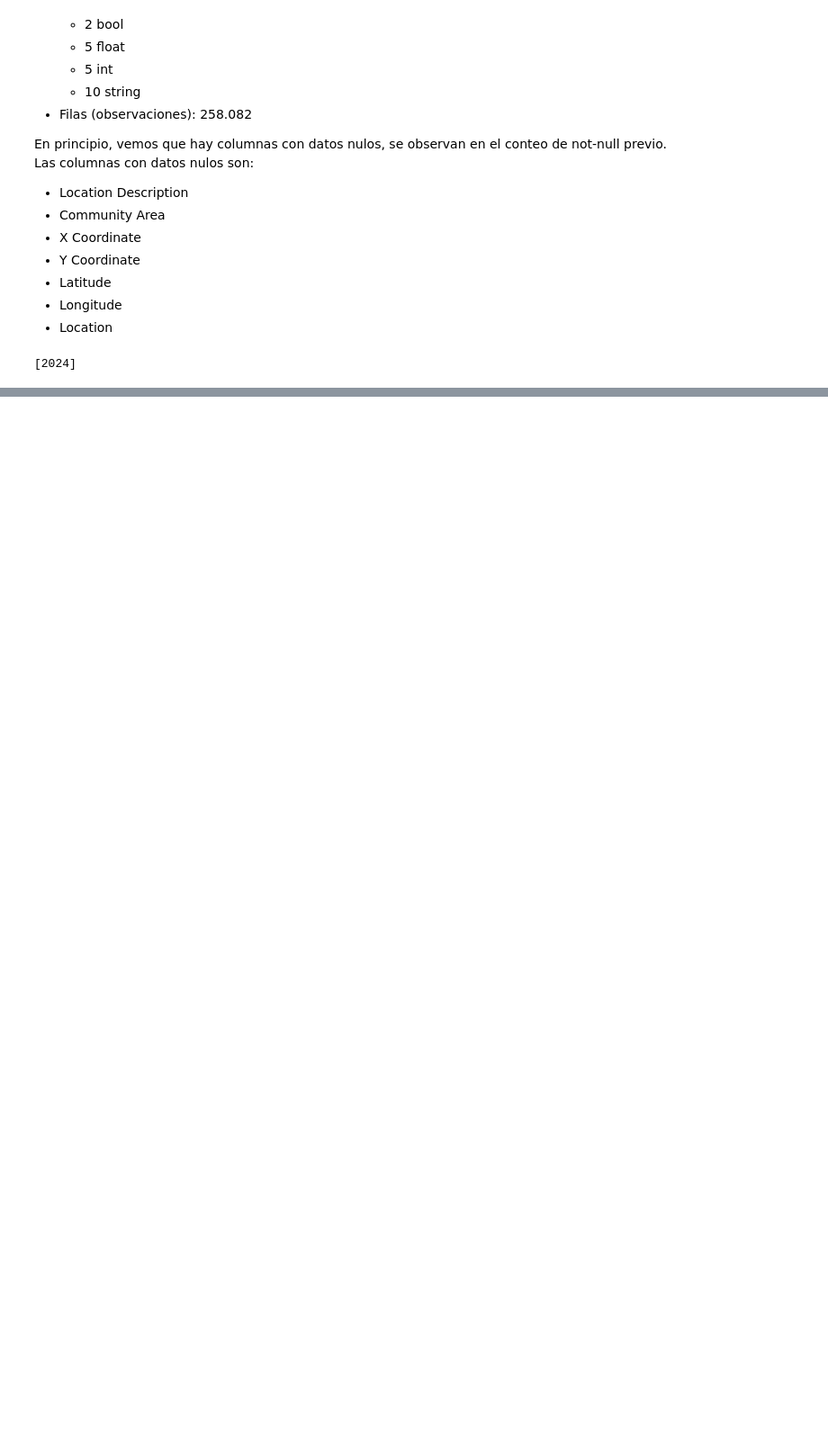
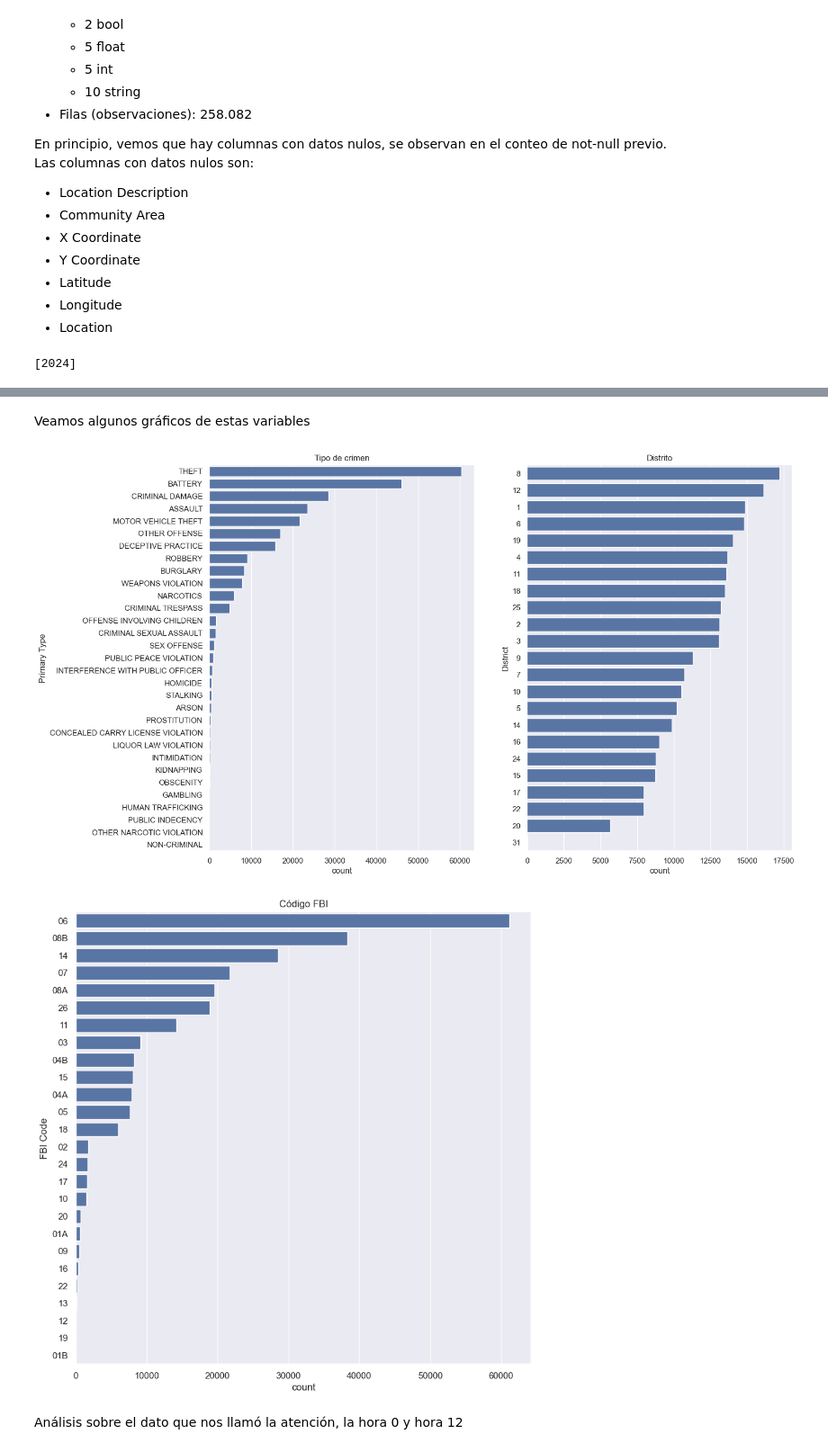
Before and after one commit to gjmv/CEIA_2025_B2_AdD_TP, a Jupyter notebook: TP.ipynb, the cells around one changed output, grey strips where cells are left out. Shown: that part at 90% size. Cells and saved outputs as stored; diff of their text form; code cells hidden in the pictures; blank space fills up the shorter version.

```diff
--- a/TP.ipynb
+++ b/TP.ipynb
@@ -143,0 +330,11 @@ df_csv.drop(drop_columns, inplace=True, axis=1)
+# %%
+# Convertimos columnas del dataset al tipo correcto
+df_csv['IUCR'] = df_csv['IUCR'].astype('category')
+df_csv['Primary Type'] = df_csv['Primary Type'].astype('category')
+df_csv['Description'] = df_csv['Description'].astype('category')
+df_csv['Location Description'] = df_csv['Location Description'].astype('category')
+df_csv['Beat'] = df_csv['Beat'].astype('category')
+df_csv['District'] = df_csv['District'].astype('category')
+df_csv['Ward'] = df_csv['Ward'].astype('category')
+df_csv['Community Area'] = df_csv['Community Area'].astype('category')
+df_csv['FBI Code'] = df_csv['FBI Code'].astype('category')
@@ -143,0 +357,22 @@ df_csv.drop(drop_columns, inplace=True, axis=1)
+# %% [markdown]
+Veamos algunos gráficos de estas variables
+# %%
+fig, ax = plt.subplots(1, 2, figsize=(15, 10))
+# tipo de crimen
+sns.countplot(data=df_csv, y='Primary Type', order=df_csv['Primary Type'].value_counts().index, ax=ax[0])
+ax[0].set_title('Tipo de crimen')
+# distrito
+sns.countplot(data=df_csv, y='District', order=df_csv['District'].value_counts().index, ax=ax[1])
+ax[1].set_title('Distrito')
+plt.show()
+
+fig, ax = plt.subplots(figsize=(10, 10))
+# códifo FBI
+sns.countplot(data=df_csv, y='FBI Code', order=df_csv['FBI Code'].value_counts().index, ax=ax)
+ax.set_title('Código FBI')
+plt.show()
+# %% [output]
+[figure, added]
+[figure, added]
+# %% [markdown]
+Análisis sobre el dato que nos llamó la atención, la hora 0 y hora 12
```
Also changed, not shown: parts of 24 cells of this notebook.
